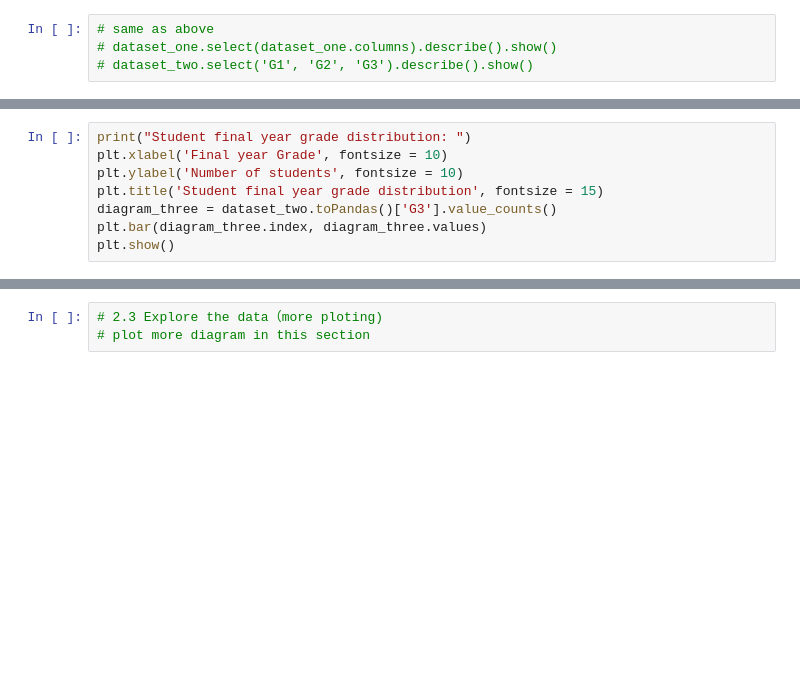
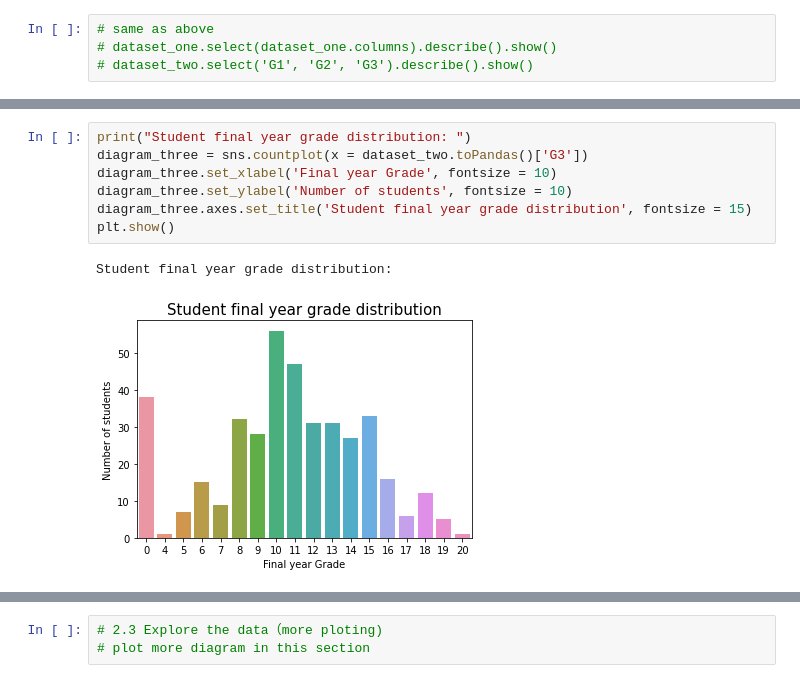
Before and after one commit to zwu047/Infosys722-Iteration4, a Jupyter notebook: Iteration4.ipynb, the cells around one changed output, grey strips where cells are left out. Saved outputs shown, nothing was run; the diff lists cells and outputs as text; blank space fills up the shorter version.

```diff
--- a/Iteration4.ipynb
+++ b/Iteration4.ipynb
@@ -71,11 +112,13 @@ plt.show()
 # %%
 print("Student final year grade distribution: ")
-plt.xlabel('Final year Grade', fontsize = 10)
-plt.ylabel('Number of students', fontsize = 10)
-plt.title('Student final year grade distribution', fontsize = 15)
-diagram_three = dataset_two.toPandas()['G3'].value_counts()
-plt.bar(diagram_three.index, diagram_three.values)
+diagram_three = sns.countplot(x = dataset_two.toPandas()['G3'])
+diagram_three.set_xlabel('Final year Grade', fontsize = 10)
+diagram_three.set_ylabel('Number of students', fontsize = 10)
+diagram_three.axes.set_title('Student final year grade distribution', fontsize = 15)
 plt.show()
+# %% [output]
+Student final year grade distribution:
+[figure, added]
 # %%
 print("Gender distribution inside the dataset: ")
 plt.xlabel('Gender', fontsize = 10)
```
Also changed, not shown: parts of 39 cells of this notebook.
